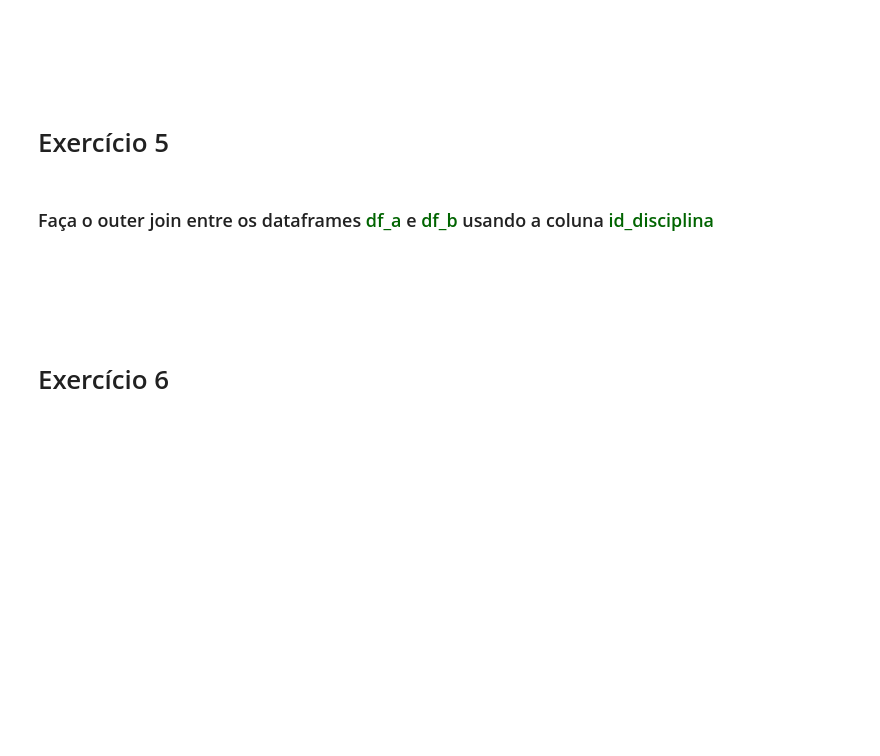
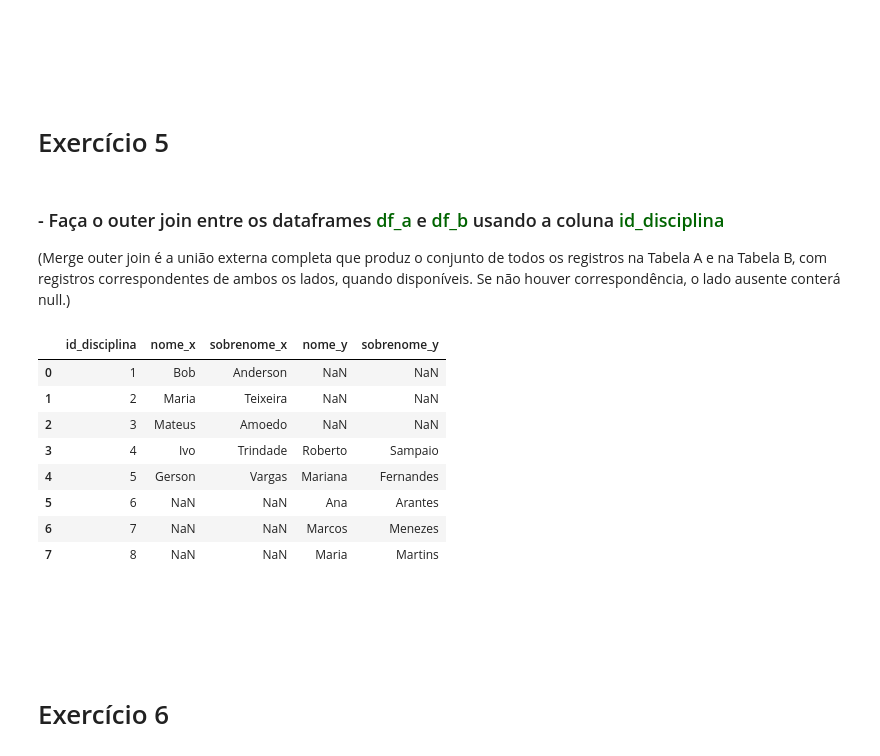
Before and after one commit to EduardoBran/Python_-_Eng_de_Atributos_-_E-Commerce_Data, a Jupyter notebook: Lista_de_Exercicios.ipynb, the cells around one changed output. Cells and saved outputs as stored; diff of their text form; code cells hidden in the pictures; blank space fills up the shorter version.

```diff
--- a/Lista_de_Exercicios.ipynb
+++ b/Lista_de_Exercicios.ipynb
@@ -108,7 +229,22 @@ df_c
 # %% [markdown]
 # <br><br>Exercício 5
 # %% [markdown]
-### Faça o outer join entre os dataframes <font color='darkgreen'>df_a</font> e <font color='darkgreen'>df_b</font> usando a coluna <font color='darkgreen'>id_disciplina</font>
+### - Faça o outer join entre os dataframes <font color='darkgreen'>df_a</font> e <font color='darkgreen'>df_b</font> usando a coluna <font color='darkgreen'>id_disciplina</font>
+(Merge outer join é a união externa completa que produz o conjunto de todos os registros na Tabela A e na Tabela B, com registros correspondentes de ambos os lados, quando disponíveis. Se não houver correspondência, o lado ausente conterá null.)
+# %%
+# Solução
+merge_outer_join = pd.merge(df_a, df_b, on = 'id_disciplina', how = 'outer')
+merge_outer_join
+# %% [output]
+|  | id_disciplina | nome_x | sobrenome_x | nome_y | sobrenome_y |
+| 0 | 1 | Bob | Anderson | NaN | NaN |
+| 1 | 2 | Maria | Teixeira | NaN | NaN |
+| 2 | 3 | Mateus | Amoedo | NaN | NaN |
+| 3 | 4 | Ivo | Trindade | Roberto | Sampaio |
+| 4 | 5 | Gerson | Vargas | Mariana | Fernandes |
+| 5 | 6 | NaN | NaN | Ana | Arantes |
+| 6 | 7 | NaN | NaN | Marcos | Menezes |
+| 7 | 8 | NaN | NaN | Maria | Martins |
 # %% [markdown]
 # <br><br>Exercício 6
 # %% [markdown]
```
Also changed, not shown: parts of 27 cells of this notebook, 2 other files.
